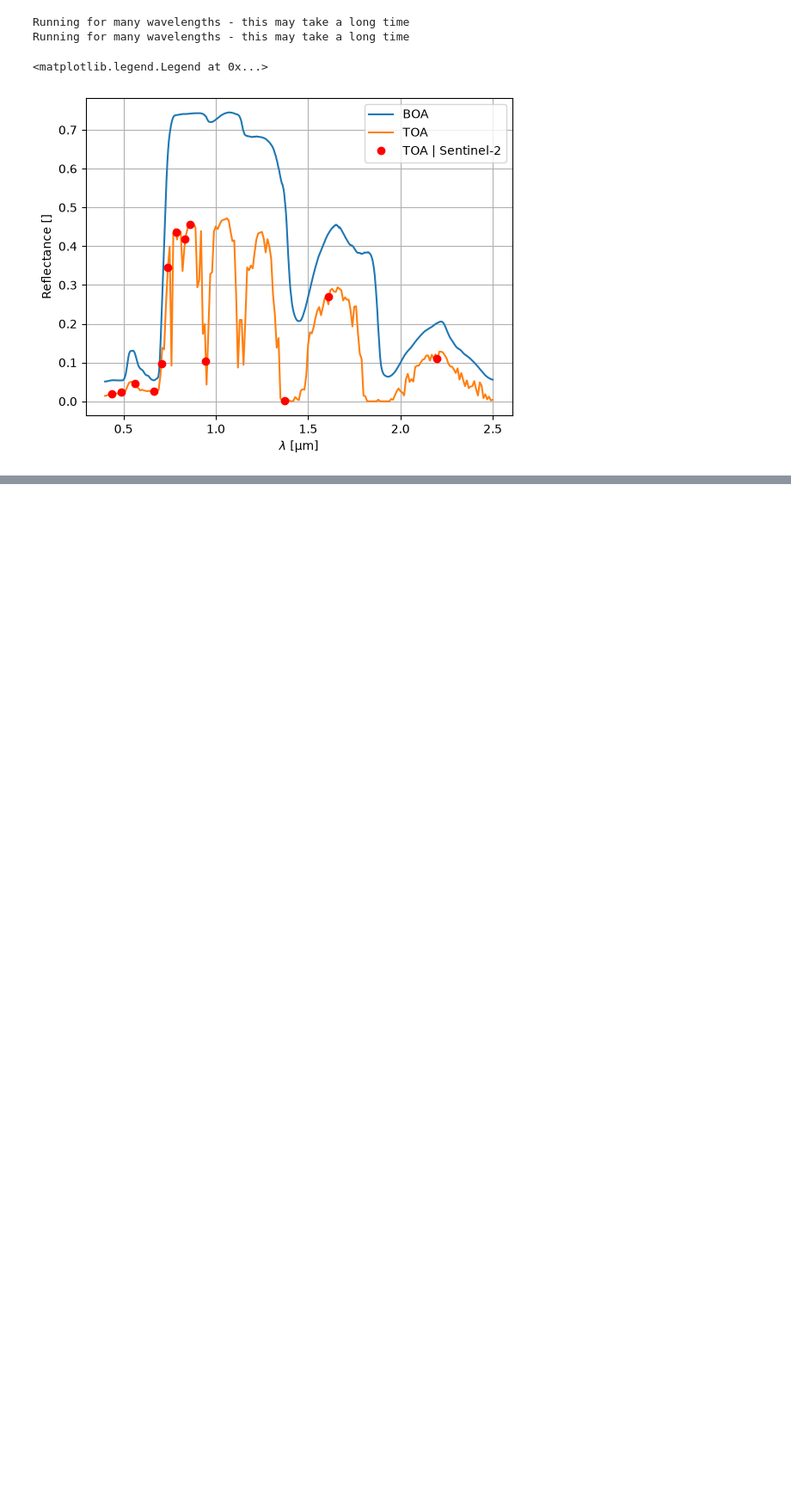
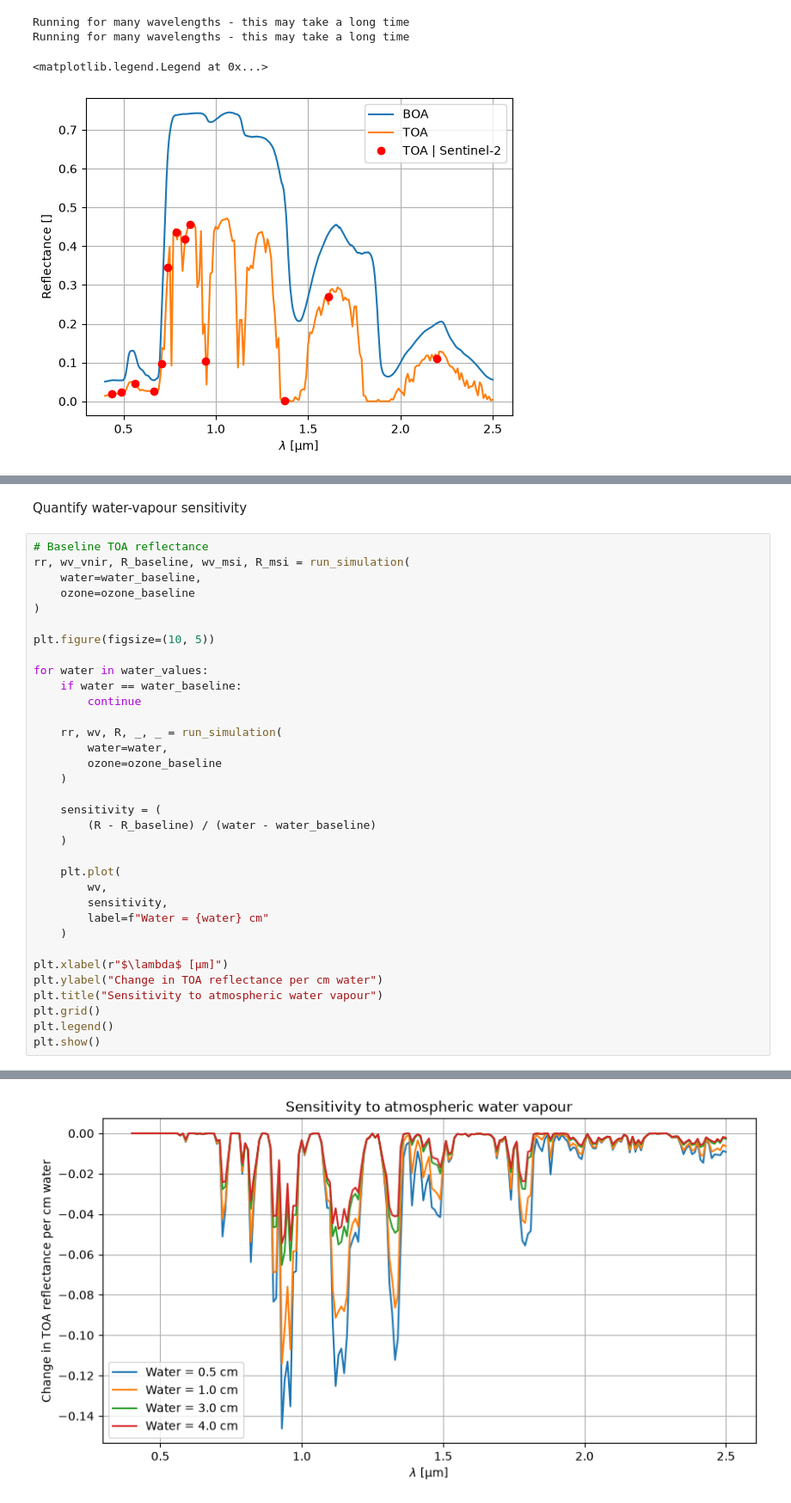
Before and after one commit to doddolisergio/Synthesis-assignment-1, a Jupyter notebook: Radiative_Transfer_Modelling_with_Prosail_py6S.ipynb, the cells around one changed output, grey strips where cells are left out. Shown at 86% size. Drawn from its saved outputs; the diff is of its cells as text; blank space fills up the shorter version.

```diff
--- a/Radiative_Transfer_Modelling_with_Prosail_py6S.ipynb
+++ b/Radiative_Transfer_Modelling_with_Prosail_py6S.ipynb
@@ -717,0 +1061,37 @@ Running for many wavelengths - this may take a long time
+# %% [markdown]
+Quantify water-vapour sensitivity
+# %%
+# Baseline TOA reflectance
+rr, wv_vnir, R_baseline, wv_msi, R_msi = run_simulation(
+    water=water_baseline,
+    ozone=ozone_baseline
+)
+
+plt.figure(figsize=(10, 5))
+
+for water in water_values:
+    if water == water_baseline:
+        continue
+
+    rr, wv, R, _, _ = run_simulation(
+        water=water,
+        ozone=ozone_baseline
+    )
+
+    sensitivity = (
+        (R - R_baseline) / (water - water_baseline)
+    )
+
+    plt.plot(
+        wv,
+        sensitivity,
+        label=f"Water = {water} cm"
+    )
+
+plt.xlabel(r"$\lambda$ [µm]")
+plt.ylabel("Change in TOA reflectance per cm water")
+plt.title("Sensitivity to atmospheric water vapour")
+plt.grid()
+plt.legend()
+plt.show()
+# %% [output]
@@ -717,0 +1108 @@ Running for many wavelengths - this may take a long time
+[figure, added]
```
Also changed, not shown: parts of 31 cells of this notebook.
